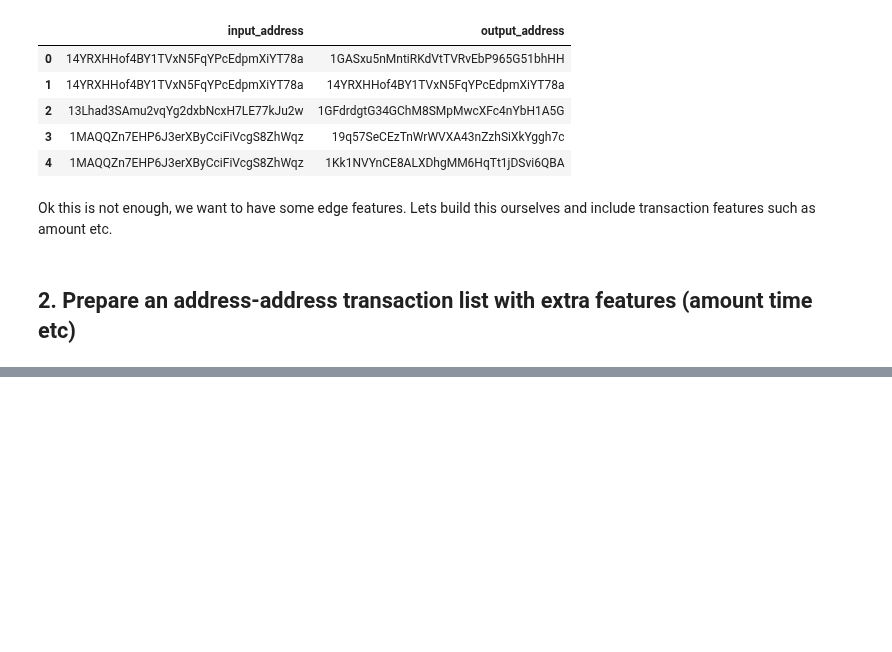
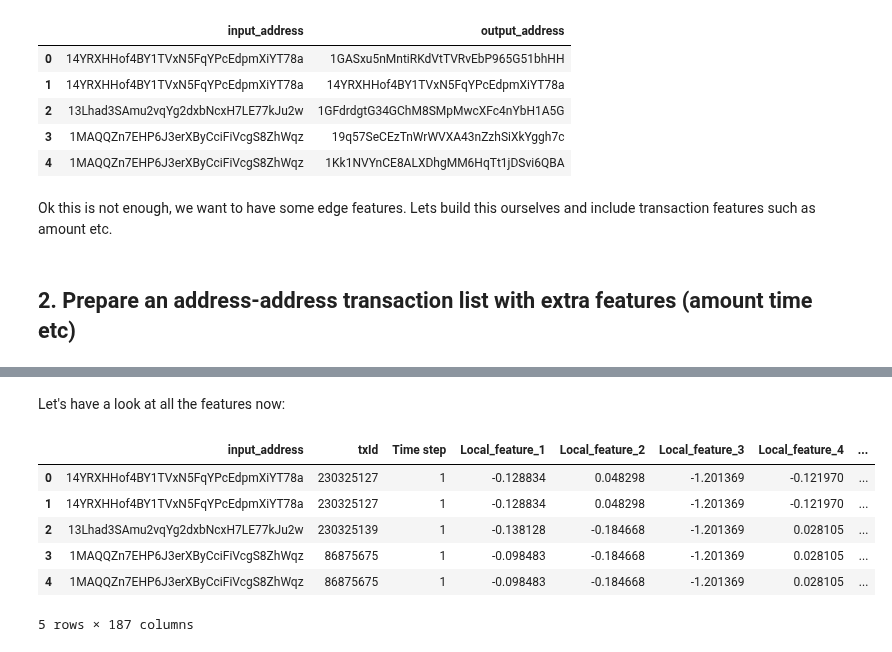
Before and after one commit to flatala/graph_ml, a Jupyter notebook: load_dataset.ipynb, the cells around one changed output, grey strips where cells are left out. Cells and saved outputs as stored; diff of their text form; code cells hidden in the pictures; blank space fills up the shorter version.

```diff
--- a/load_dataset.ipynb
+++ b/load_dataset.ipynb
@@ -95,0 +241,12 @@ Ok this is not enough, we want to have some edge features. Lets build this ourse
+# %% [markdown]
+Let's have a look at all the features now:
+# %%
+address_address_transactions.head(5)
+# %% [output]
+|  | input_address | txId | Time step | Local_feature_1 | Local_feature_2 | Local_feature_3 | Local_feature_4 | ... |
+| 0 | 14YRXHHof4BY1TVxN5FqYPcEdpmXiYT78a | 230325127 | 1 | -0.128834 | 0.048298 | -1.201369 | -0.121970 | ... |
+| 1 | 14YRXHHof4BY1TVxN5FqYPcEdpmXiYT78a | 230325127 | 1 | -0.128834 | 0.048298 | -1.201369 | -0.121970 | ... |
+| 2 | 13Lhad3SAmu2vqYg2dxbNcxH7LE77kJu2w | 230325139 | 1 | -0.138128 | -0.184668 | -1.201369 | 0.028105 | ... |
+| 3 | 1MAQQZn7EHP6J3erXByCciFiVcgS8ZhWqz | 86875675 | 1 | -0.098483 | -0.184668 | -1.201369 | 0.028105 | ... |
+| 4 | 1MAQQZn7EHP6J3erXByCciFiVcgS8ZhWqz | 86875675 | 1 | -0.098483 | -0.184668 | -1.201369 | 0.028105 | ... |
+5 rows × 187 columns
```
Also changed, not shown: parts of 21 cells of this notebook.
